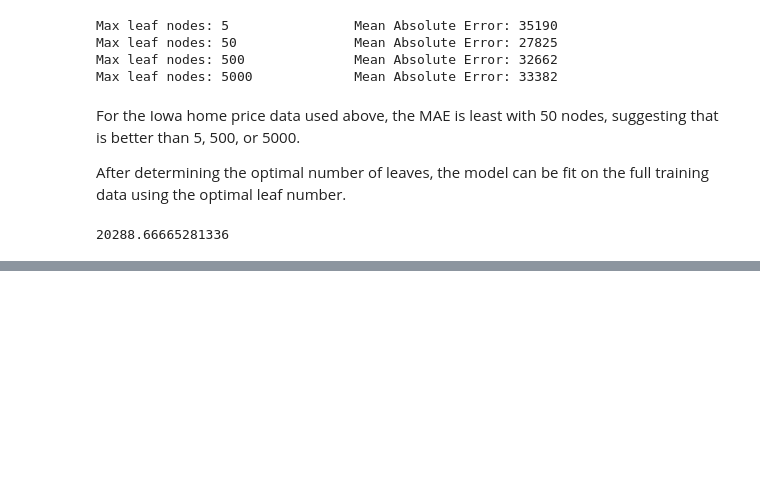
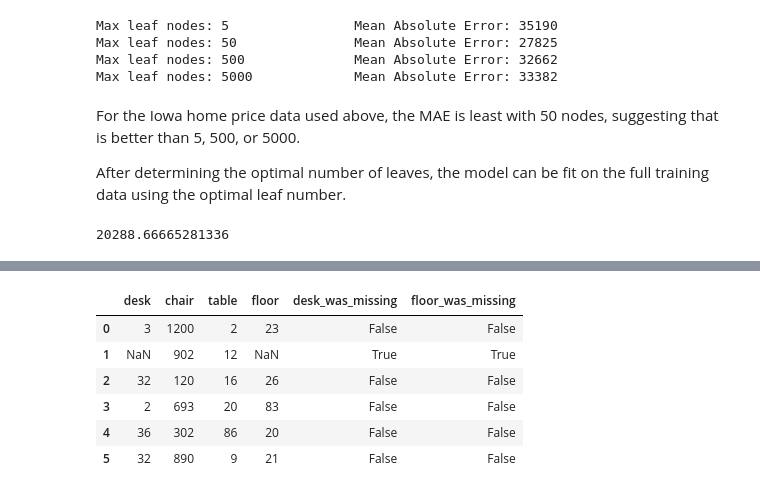
Before and after one commit to nicholaspoggioli/kml, a Jupyter notebook: Kaggle Machine Learning.ipynb, the cells around one changed output, grey strips where cells are left out. Drawn from its saved outputs; the diff is of its cells as text; code cells hidden in the pictures; blank space fills up the shorter version.

```diff
--- a/Kaggle Machine Learning.ipynb
+++ b/Kaggle Machine Learning.ipynb
@@ -372,0 +458,8 @@ Prior to tuning the decision tree, the MAE was about $32,000. After tuning, it i
+# %%
+# toy data
+data = {'desk':['3',np.nan,'32','2','36','32'],
+        'chair':['1200','902','120','693','302','890'],
+       'table':['2','12','16','20','86','9'],
+       'floor':['23',np.nan,'26','83','20','21']}
+df = pd.DataFrame(data)
+df
@@ -372,0 +573,21 @@ Prior to tuning the decision tree, the MAE was about $32,000. After tuning, it i
+# %%
+# make a copy to avoid changing original data
+new_df = df.copy()
+# %%
+# make new columns indicating what will be imputed
+cols_with_missing = (col for col in new_df.columns if new_df[col].isnull().any())
+
+for col in cols_with_missing:
+    new_df[col + '_was_missing'] = new_df[col].isnull()
+
+display(new_df)
+
+newcols=new_df.columns
+# %% [output]
+|  | desk | chair | table | floor | desk_was_missing | floor_was_missing |
+| 0 | 3 | 1200 | 2 | 23 | False | False |
+| 1 | NaN | 902 | 12 | NaN | True | True |
+| 2 | 32 | 120 | 16 | 26 | False | False |
+| 3 | 2 | 693 | 20 | 83 | False | False |
+| 4 | 36 | 302 | 86 | 20 | False | False |
+| 5 | 32 | 890 | 9 | 21 | False | False |
```
Also changed, not shown: parts of 118 cells of this notebook.
